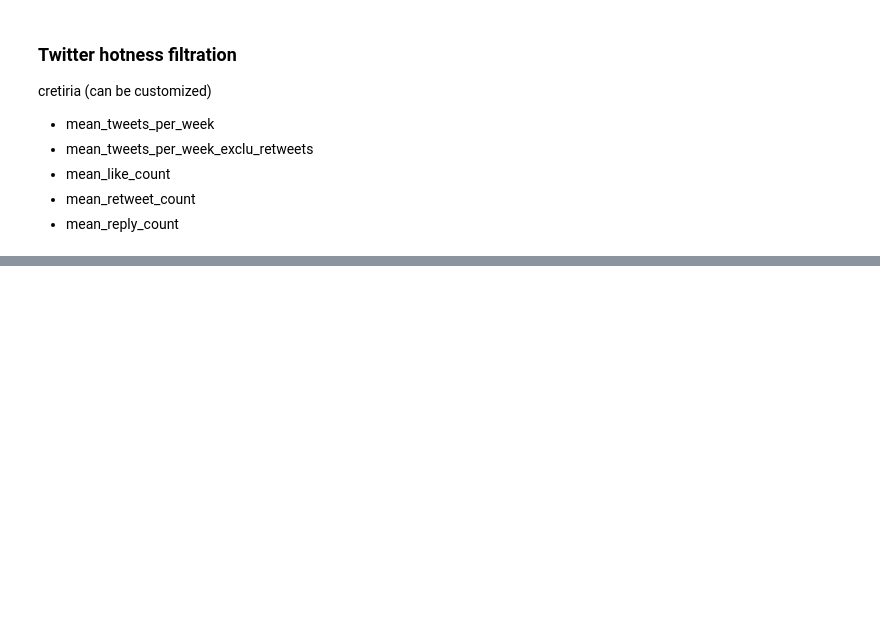
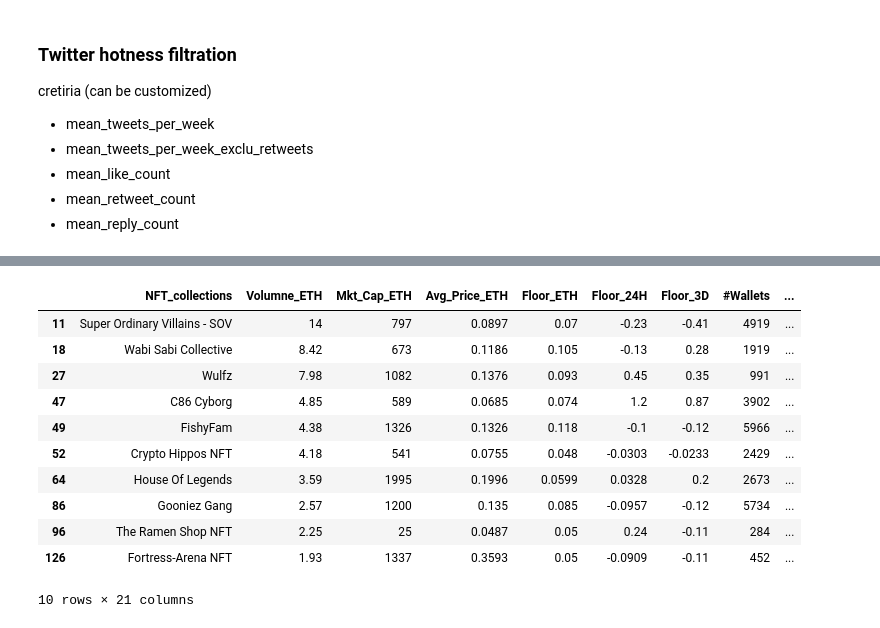
Before and after one commit to June911/find_hot_nft_with_twitter, a Jupyter notebook: process_nansen_nft.ipynb, the cells around one changed output, grey strips where cells are left out. Saved outputs shown, nothing was run; the diff lists cells and outputs as text; code cells hidden in the pictures; blank space fills up the shorter version.

```diff
--- a/process_nansen_nft.ipynb
+++ b/process_nansen_nft.ipynb
@@ -204,0 +296,11 @@ there are 33 satisfying the twitter condition
+# %%
+df_results_filtered.loc[:, "n_discord"] = 0
+df_results_filtered.loc[:, "url_d"] = ""
+# get number of memebers in discord:
+for i in range(len(df_results_filtered.index)):
+    discord_url = find_discord_url(df_results_filtered.account.iloc[i])
+    print(f"discord_url: {discord_url}")
+    if discord_url is not None:
+        n_members = find_number_of_memeber_in_discord(discord_url)
+        df_results_filtered["n_discord"].iloc[i] = n_members
+        df_results_filtered["url_d"].iloc[i] = str(discord_url)
@@ -204,0 +347,18 @@ there are 33 satisfying the twitter condition
+# %%
+df_results_filtered = df_results_filtered.astype({"n_discord":float})
+df_results_filtered2 = df_results_filtered.loc[df_results_filtered["n_discord"]> 15000, :]
+df_results_filtered2.to_excel(os.path.join(os.getcwd(), "results", "results_nft_project_filtered.xlsx"))
+df_results_filtered2
+# %% [output]
+|  | NFT_collections | Volumne_ETH | Mkt_Cap_ETH | Avg_Price_ETH | Floor_ETH | Floor_24H | Floor_3D | #Wallets | ... |
+| 11 | Super Ordinary Villains - SOV | 14 | 797 | 0.0897 | 0.07 | -0.23 | -0.41 | 4919 | ... |
+| 18 | Wabi Sabi Collective | 8.42 | 673 | 0.1186 | 0.105 | -0.13 | 0.28 | 1919 | ... |
+| 27 | Wulfz | 7.98 | 1082 | 0.1376 | 0.093 | 0.45 | 0.35 | 991 | ... |
+| 47 | C86 Cyborg | 4.85 | 589 | 0.0685 | 0.074 | 1.2 | 0.87 | 3902 | ... |
+| 49 | FishyFam | 4.38 | 1326 | 0.1326 | 0.118 | -0.1 | -0.12 | 5966 | ... |
+| 52 | Crypto Hippos NFT | 4.18 | 541 | 0.0755 | 0.048 | -0.0303 | -0.0233 | 2429 | ... |
+| 64 | House Of Legends | 3.59 | 1995 | 0.1996 | 0.0599 | 0.0328 | 0.2 | 2673 | ... |
+| 86 | Gooniez Gang | 2.57 | 1200 | 0.135 | 0.085 | -0.0957 | -0.12 | 5734 | ... |
+| 96 | The Ramen Shop NFT | 2.25 | 25 | 0.0487 | 0.05 | 0.24 | -0.11 | 284 | ... |
+| 126 | Fortress-Arena NFT | 1.93 | 1337 | 0.3593 | 0.05 | -0.0909 | -0.11 | 452 | ... |
+10 rows × 21 columns
```
Also changed, not shown: parts of 11 cells of this notebook, 7 other files.
